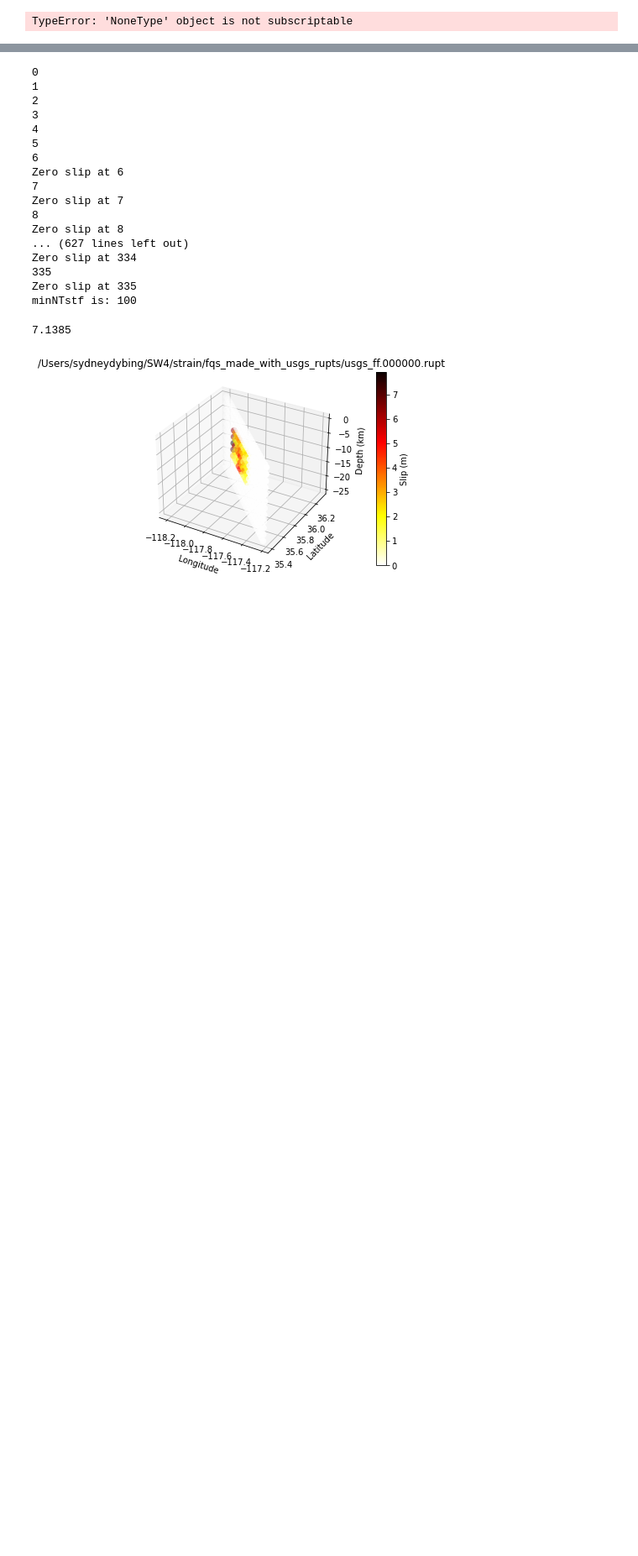
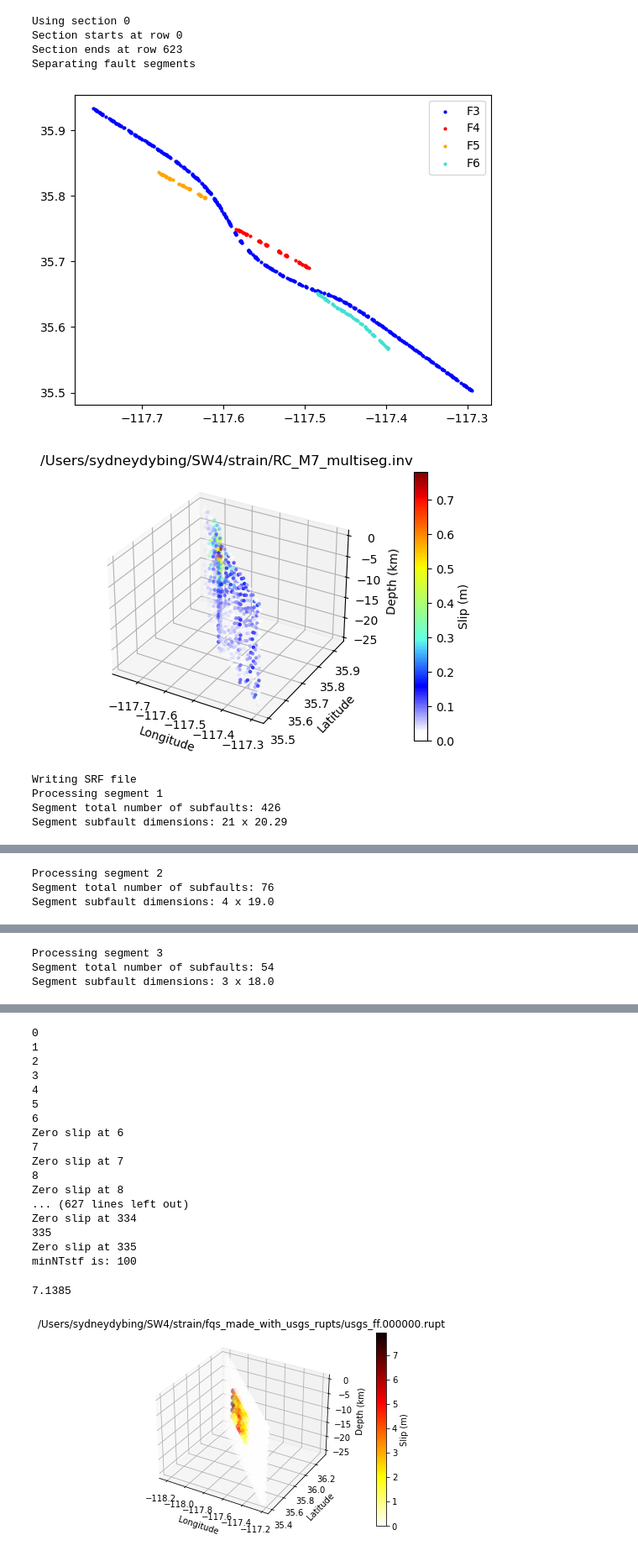
Before and after one commit to UO-Geophysics/sw4_strain, a Jupyter notebook: GenerateSRF.ipynb, the cells around one changed output, grey strips where cells are left out. Shown at 84% size. Drawn from its saved outputs; the diff is of its cells as text; code cells hidden in the pictures; blank space fills up the shorter version.

Commit message:
Prototype of new multisegment SRF conversion code

```diff
--- a/GenerateSRF.ipynb
+++ b/GenerateSRF.ipynb
@@ -280,4 +8,21 @@ print(f)
-# %%
-mudpy2srf(rupt = inv, log_file = None, inv_or_rupt = 'inv')
-# %% [output]
-TypeError: 'NoneType' object is not subscriptable
+# %%
+cdict = {'red': ((0., 1, 1),
+                 (0.03, 1, 1),
+                 (0.20, 0, 0),
+                 (0.66, 1, 1),
+                 (0.89, 1, 1),
+                 (1, 0.5, 0.5)),
+         'green': ((0., 1, 1),
+                   (0.03, 1, 1),
+                   (0.20, 0, 0),
+                   (0.375, 1, 1),
+                   (0.64, 1, 1),
+                   (0.91, 0, 0),
+                   (1, 0, 0)),
+         'blue': ((0., 1, 1),
+                  (0.08, 1, 1),
+                  (0.20, 1, 1),
+                  (0.34, 1, 1),
+                  (0.65, 0, 0),
+                  (1, 0, 0))}
+whitejet = matplotlib.colors.LinearSegmentedColormap('whitejet',cdict,256)
@@ -283,0 +522,17 @@ TypeError: 'NoneType' object is not subscriptable
+# %%
+file_path = '/Users/sydneydybing/SW4/strain/RC_M7_multiseg.inv'
+inv_or_rupt = 'inv'
+section = 0
+
+mudpy2srf_multiseg(file_path, inv_or_rupt, section)
+# %% [output]
+Using section 0
+Section starts at row 0
+Section ends at row 623
+Separating fault segments
+[figure, added]
+[figure, added]
+Writing SRF file
+Processing segment 1
+Segment total number of subfaults: 426
+Segment subfault dimensions: 21 x 20.29
@@ -283,0 +541,3 @@ TypeError: 'NoneType' object is not subscriptable
+Processing segment 2
+Segment total number of subfaults: 76
+Segment subfault dimensions: 4 x 19.0
@@ -283,0 +546,3 @@ TypeError: 'NoneType' object is not subscriptable
+Processing segment 3
+Segment total number of subfaults: 54
+Segment subfault dimensions: 3 x 18.0
```
Also changed, not shown: parts of 17 cells of this notebook, 3 other files.
